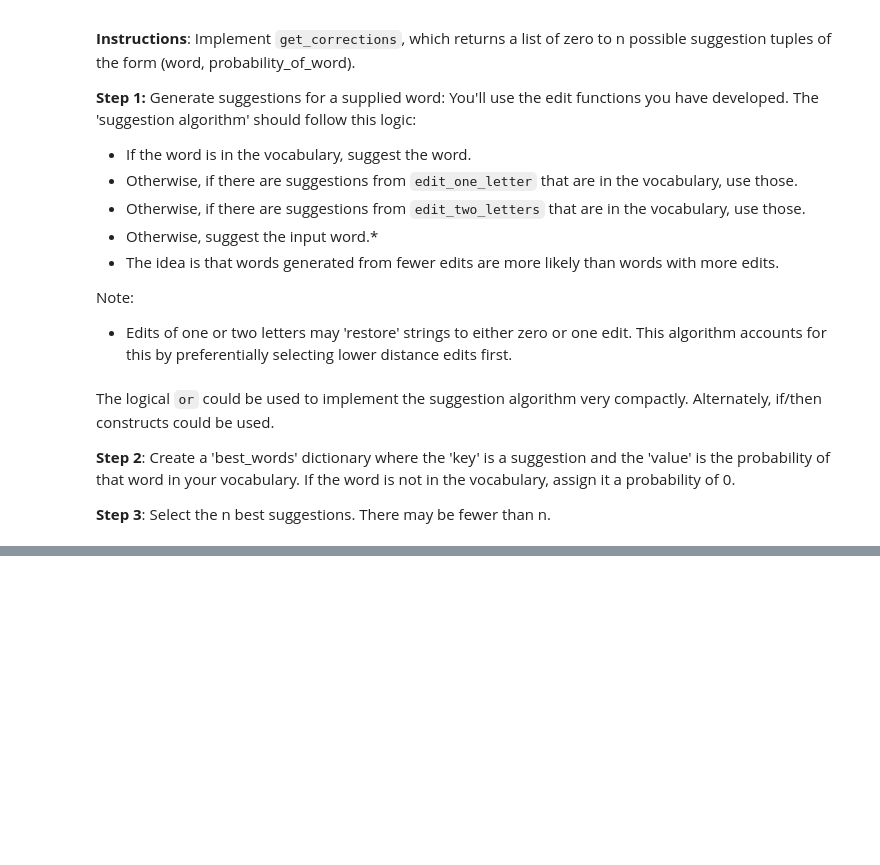
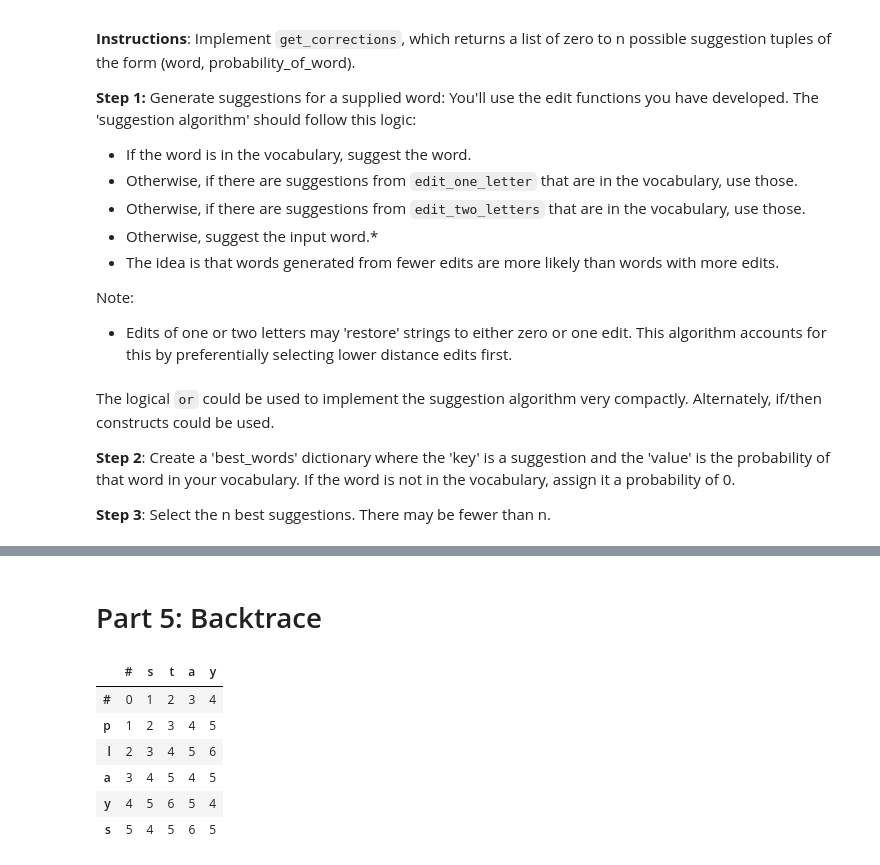
Before and after one commit to damiansp/NLP, a Jupyter notebook: coursera/deeplearning_ai/2_NLP_with_probabilistic_models/1_autocorrect_min_edit_distance/3_autocorrect.py.ipynb, the cells around one changed output, grey strips where cells are left out. Drawn from its saved outputs; the diff is of its cells as text; code cells hidden in the pictures; blank space fills up the shorter version.

```diff
--- a/coursera/deeplearning_ai/2_NLP_with_probabilistic_models/1_autocorrect_min_edit_distance/3_autocorrect.py.ipynb
+++ b/coursera/deeplearning_ai/2_NLP_with_probabilistic_models/1_autocorrect_min_edit_distance/3_autocorrect.py.ipynb
@@ -497,0 +619,9 @@ data type of corrections <class 'list'>
+# %%
+source =  'plays'
+target = 'stay'
+matrix, min_edits = min_edit_distance(source, target)
+print("minimum edits: ",min_edits, "\n")
+idx = list('#' + source)
+cols = list('#' + target)
+df = pd.DataFrame(matrix, index=idx, columns= cols)
+print(df)
@@ -497,0 +638,12 @@ data type of corrections <class 'list'>
+# %% [markdown]
+# Part 5: Backtrace
+# %%
+df
+# %% [output]
+|  | # | s | t | a | y |
+| # | 0 | 1 | 2 | 3 | 4 |
+| p | 1 | 2 | 3 | 4 | 5 |
+| l | 2 | 3 | 4 | 5 | 6 |
+| a | 3 | 4 | 5 | 4 | 5 |
+| y | 4 | 5 | 6 | 5 | 4 |
+| s | 5 | 4 | 5 | 6 | 5 |
```
Also changed, not shown: parts of 15 cells of this notebook.
